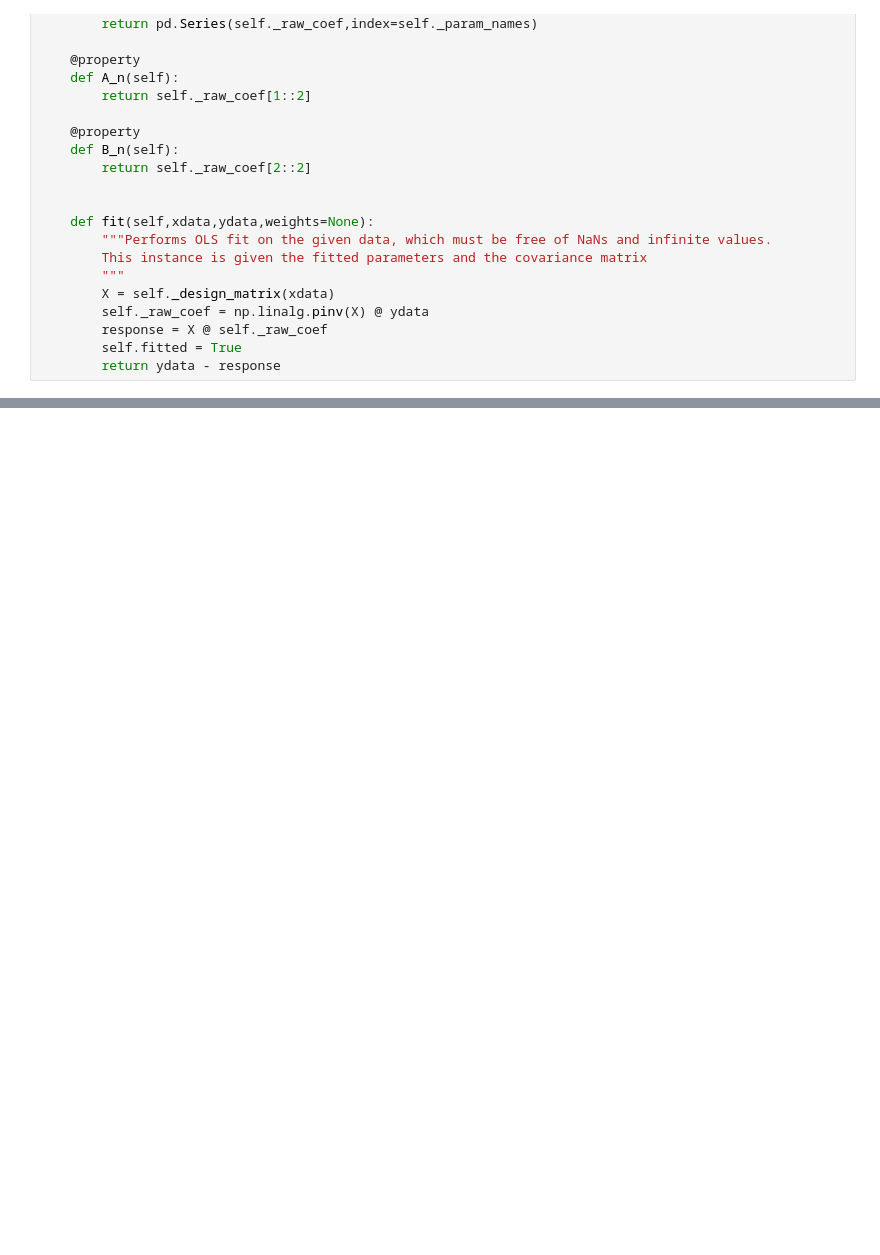
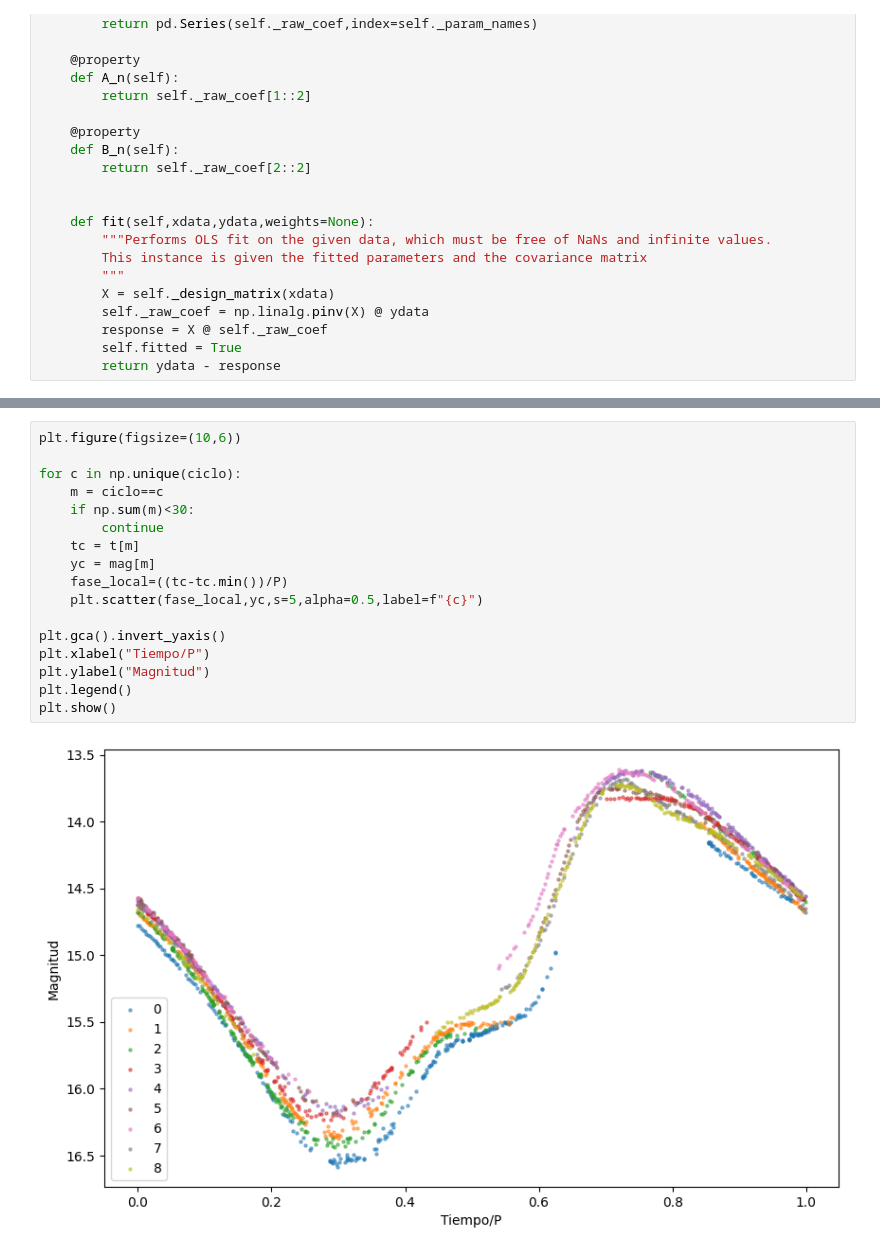
Before and after one commit to Brunelleschk1/Personal-projects, a Jupyter notebook: Proyectos de Astronomía/Laboratorio 8/Nose.ipynb, the cells around one changed output, grey strips where cells are left out. Drawn from its saved outputs; the diff is of its cells as text; blank space fills up the shorter version.

```diff
--- a/Proyectos de Astronomía/Laboratorio 8/Nose.ipynb
+++ b/Proyectos de Astronomía/Laboratorio 8/Nose.ipynb
@@ -165,0 +206,19 @@ class FourierSeries:
+# %%
+plt.figure(figsize=(10,6))
+
+for c in np.unique(ciclo):
+    m = ciclo==c
+    if np.sum(m)<30:
+        continue
+    tc = t[m]
+    yc = mag[m]
+    fase_local=((tc-tc.min())/P)
+    plt.scatter(fase_local,yc,s=5,alpha=0.5,label=f"{c}")
+
+plt.gca().invert_yaxis()
+plt.xlabel("Tiempo/P")
+plt.ylabel("Magnitud")
+plt.legend()
+plt.show()
+# %% [output]
+[figure, added]
```
Also changed, not shown: parts of 21 cells of this notebook, 18 other files.
